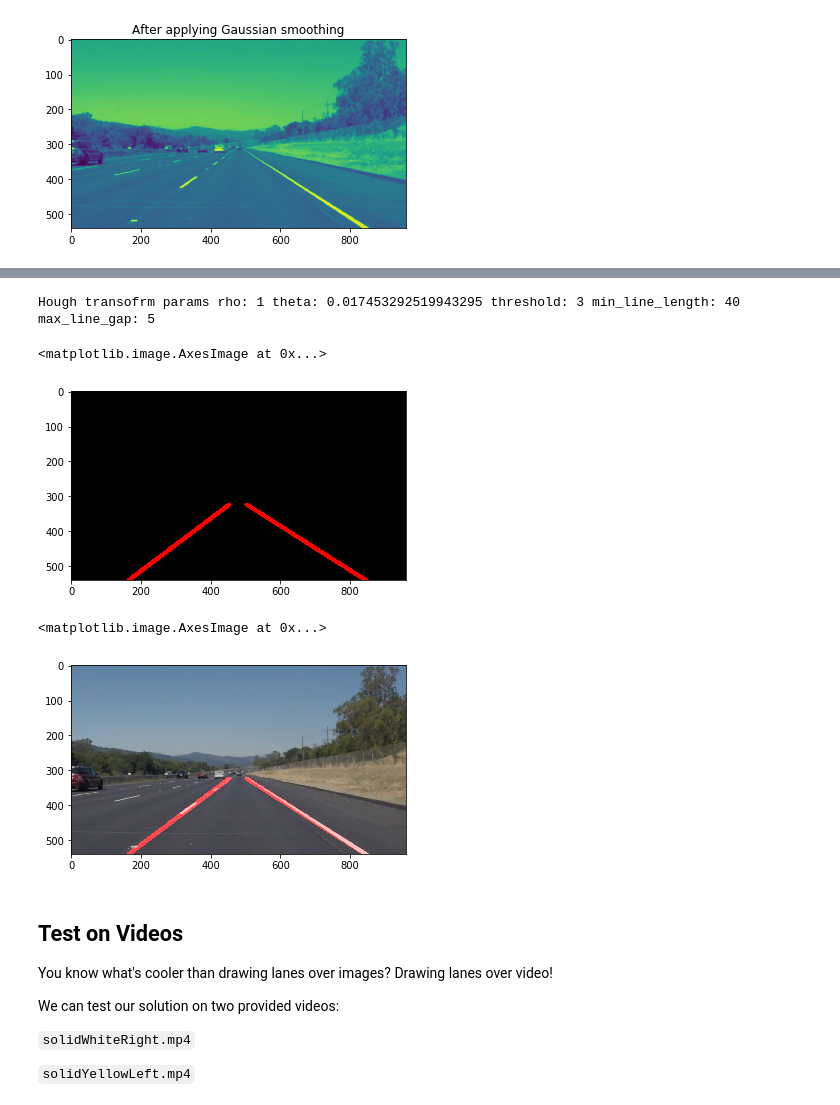
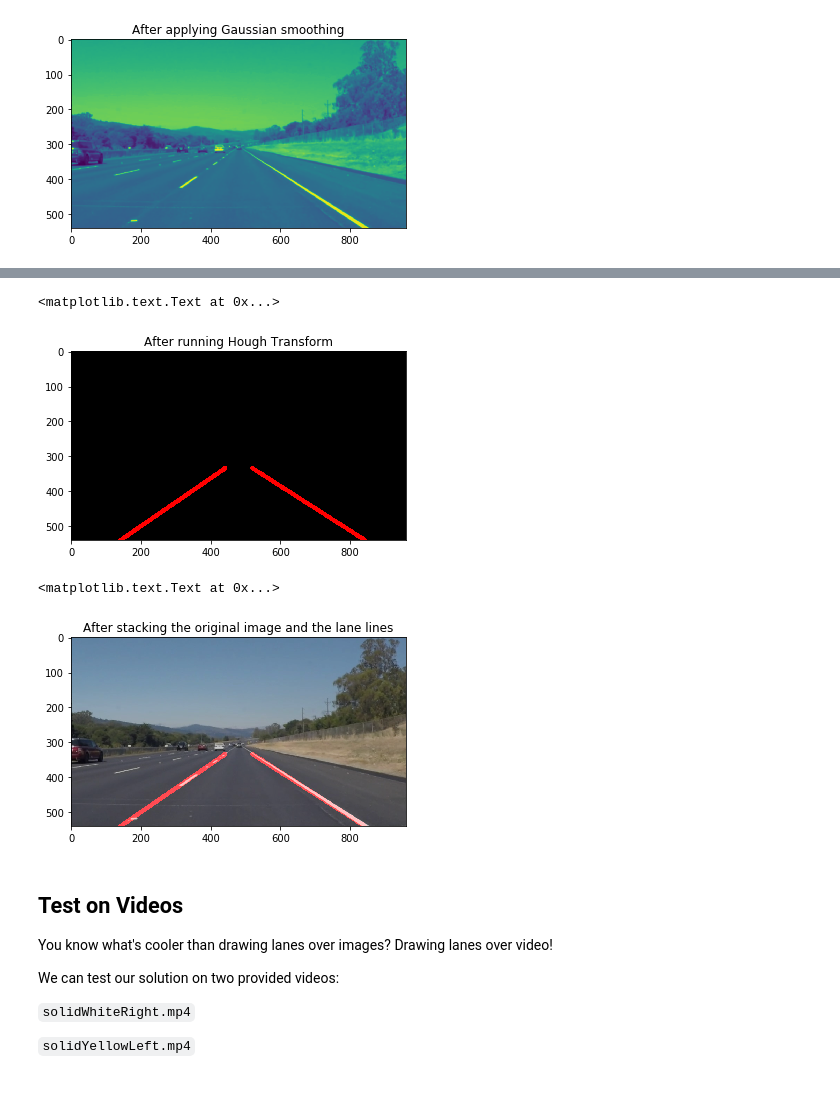
Before and after one commit to salvatorecampagna/CarND, a Jupyter notebook: term1/project1_detect_lane_lines/P1_Solution.ipynb, the cells around one changed output, grey strips where cells are left out. Saved outputs shown, nothing was run; the diff lists cells and outputs as text; code cells hidden in the pictures.

Commit message:
Update Jupyter Notebook after pipeline fine tuning

```diff
--- a/term1/project1_detect_lane_lines/P1_Solution.ipynb
+++ b/term1/project1_detect_lane_lines/P1_Solution.ipynb
@@ -330,7 +330,7 @@ plt.title("After applying Gaussian smoothing")
 # %%
 # Pipeline step 3
 # Apply Canny edge detection
-canny_image = canny(gray_image, low_threshold=50, high_threshold=150)
+canny_image = canny(blur_image, low_threshold=50, high_threshold=150)
 plt.imshow(canny_image)
 plt.title("After applying Canny edge detection")
 # %% [output]
@@ -339,15 +339,16 @@ plt.title("After applying Canny edge detection")
 # %%
 # Pipeline step 4
 # Select region of interest
-global y_yop
-global y_bottom
 ysize = image.shape[0]
 xsize = image.shape[1]
 y_bottom = ysize
-y_top = ysize - 0.40 * ysize
-left_bottom = [0, ysize]
-right_bottom = [xsize, ysize]
+y_top = ysize - 0.38 * ysize
+left_bottom = [xsize - 0.89 * xsize, ysize]
+right_bottom = [xsize - 0.06 * xsize, ysize]
 left_top = [xsize - 0.55 * xsize, y_top]
 right_top = [xsize - 0.45 * xsize, y_top]
 vertices = np.array([left_bottom, left_top, right_top, right_bottom])
 masked_image = region_of_interest(canny_image, np.int32([vertices]))
+# Draw the masked image
+plt.imshow(masked_image)
+plt.title("After selecting Region of Interest")
@@ -354,29 +358,28 @@ masked_image = region_of_interest(canny_image, np.int32([vertices]))
 # %%
 # Piepline step 5
 # Apply Hough Trasform
 # Define Hough transform parameters
-rho = 1
+rho = 2
 theta = np.pi/180
-threshold = 3
-min_line_length = 40
-max_line_gap = 5
-print("Hough transofrm params rho: {0} theta: {1} threshold: {2} min_line_length: {3} max_line_gap: {4}".format(\
-rho, theta, threshold, min_line_length, max_line_gap))
+threshold = 20
+min_line_length = 35
+max_line_gap = 20
 line_image = hough_lines(masked_image, rho, theta, threshold, min_line_length, max_line_gap)
 # Draw the lines on the edge image
 plt.imshow(line_image)
+plt.title("After running Hough Transform")
 # %% [output]
-Hough transofrm params rho: 1 theta: 0.017453292519943295 threshold: 3 min_line_length: 40 max_line_gap: 5
+<matplotlib.text.Text at 0x...>
-<matplotlib.image.AxesImage at 0x...>
-[figure, old version]
+[figure, new version]
 # %%
 # Pipeline step 6
 # Put the original image and the lines one on top of the other
 weighted_image = weighted_img(line_image, image)
 plt.imshow(weighted_image)
+plt.title("After stacking the original image and the lane lines")
 # %% [output]
-<matplotlib.image.AxesImage at 0x...>
+<matplotlib.text.Text at 0x...>
-[figure, old version]
+[figure, new version]
 # %% [markdown]
 ## Test on Videos
 
```
Also changed, not shown: parts of 6 cells of this notebook.
